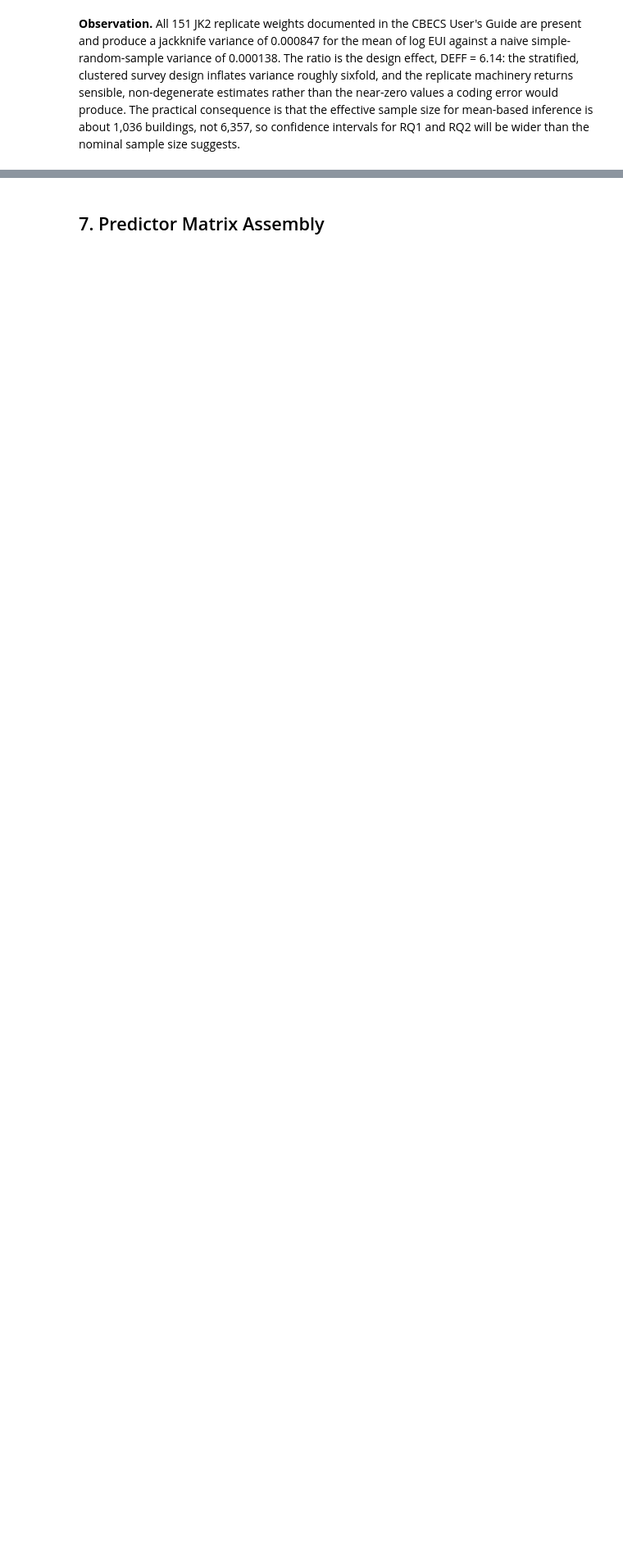
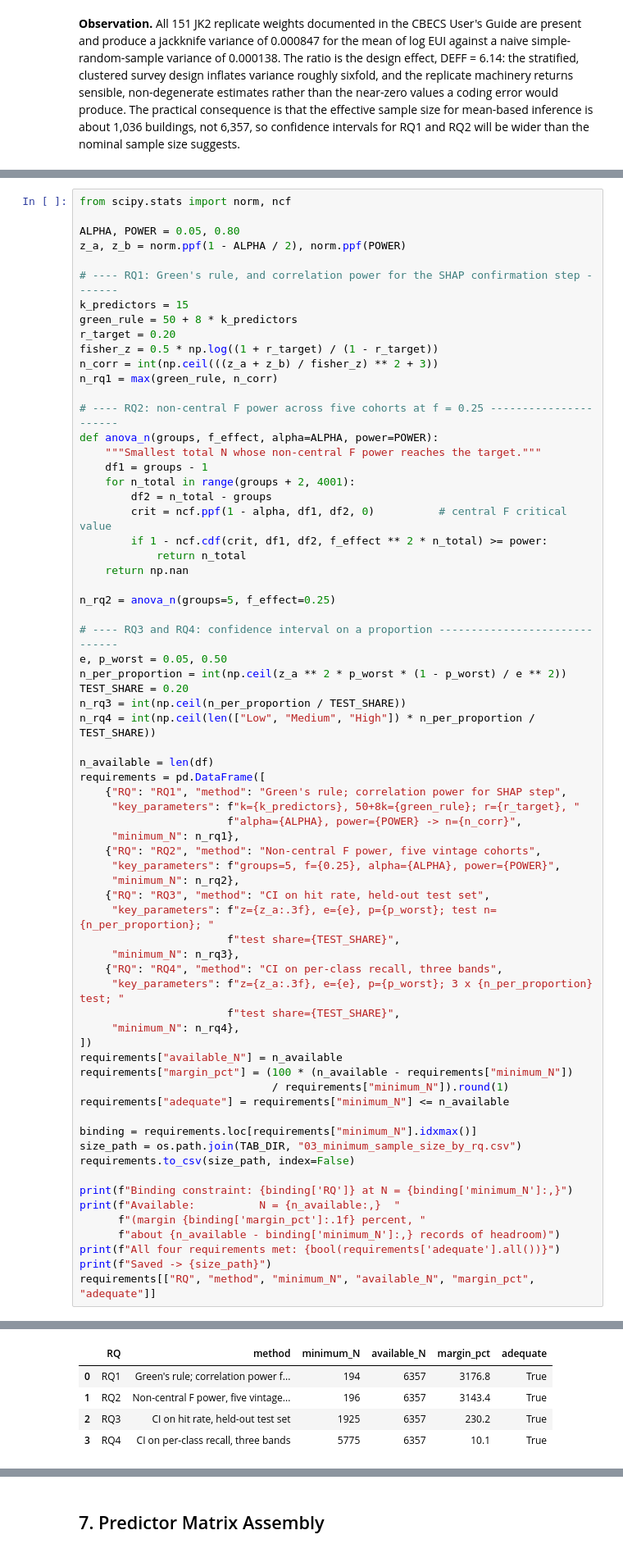
Before and after one commit to Shaman2320/QM640_Capstone_BuildingEnergyPerfromance, a Jupyter notebook: notebooks/cbecs_eda_pipeline.ipynb, the cells around one changed output, grey strips where cells are left out. Shown at 82% size. Saved outputs shown, nothing was run; the diff lists cells and outputs as text; blank space fills up the shorter version.

```diff
--- a/notebooks/cbecs_eda_pipeline.ipynb
+++ b/notebooks/cbecs_eda_pipeline.ipynb
@@ -308,0 +436,69 @@ Effective sample size (n / DEFF):      1,036
+# %%
+from scipy.stats import norm, ncf
+
+ALPHA, POWER = 0.05, 0.80
+z_a, z_b = norm.ppf(1 - ALPHA / 2), norm.ppf(POWER)
+
+# ---- RQ1: Green's rule, and correlation power for the SHAP confirmation step -------
+k_predictors = 15
+green_rule = 50 + 8 * k_predictors
+r_target = 0.20
+fisher_z = 0.5 * np.log((1 + r_target) / (1 - r_target))
+n_corr = int(np.ceil(((z_a + z_b) / fisher_z) ** 2 + 3))
+n_rq1 = max(green_rule, n_corr)
+
+# ---- RQ2: non-central F power across five cohorts at f = 0.25 ----------------------
+def anova_n(groups, f_effect, alpha=ALPHA, power=POWER):
+    """Smallest total N whose non-central F power reaches the target."""
+    df1 = groups - 1
+    for n_total in range(groups + 2, 4001):
+        df2 = n_total - groups
+        crit = ncf.ppf(1 - alpha, df1, df2, 0)          # central F critical value
+        if 1 - ncf.cdf(crit, df1, df2, f_effect ** 2 * n_total) >= power:
+            return n_total
+    return np.nan
+
+n_rq2 = anova_n(groups=5, f_effect=0.25)
+
+# ---- RQ3 and RQ4: confidence interval on a proportion ------------------------------
+e, p_worst = 0.05, 0.50
+n_per_proportion = int(np.ceil(z_a ** 2 * p_worst * (1 - p_worst) / e ** 2))
+TEST_SHARE = 0.20
+n_rq3 = int(np.ceil(n_per_proportion / TEST_SHARE))
+n_rq4 = int(np.ceil(len(["Low", "Medium", "High"]) * n_per_proportion / TEST_SHARE))
+
+n_available = len(df)
+requirements = pd.DataFrame([
+    {"RQ": "RQ1", "method": "Green's rule; correlation power for SHAP step",
+     "key_parameters": f"k={k_predictors}, 50+8k={green_rule}; r={r_target}, "
+                       f"alpha={ALPHA}, power={POWER} -> n={n_corr}",
+     "minimum_N": n_rq1},
+    {"RQ": "RQ2", "method": "Non-central F power, five vintage cohorts",
+     "key_parameters": f"groups=5, f={0.25}, alpha={ALPHA}, power={POWER}",
+     "minimum_N": n_rq2},
+    {"RQ": "RQ3", "method": "CI on hit rate, held-out test set",
+     "key_parameters": f"z={z_a:.3f}, e={e}, p={p_worst}; test n={n_per_proportion}; "
+                       f"test share={TEST_SHARE}",
+     "minimum_N": n_rq3},
+    {"RQ": "RQ4", "method": "CI on per-class recall, three bands",
+     "key_parameters": f"z={z_a:.3f}, e={e}, p={p_worst}; 3 x {n_per_proportion} test; "
+                       f"test share={TEST_SHARE}",
+     "minimum_N": n_rq4},
+])
+requirements["available_N"] = n_available
+requirements["margin_pct"] = (100 * (n_available - requirements["minimum_N"])
+                              / requirements["minimum_N"]).round(1)
+requirements["adequate"] = requirements["minimum_N"] <= n_available
+
+binding = requirements.loc[requirements["minimum_N"].idxmax()]
+size_path = os.path.join(TAB_DIR, "03_minimum_sample_size_by_rq.csv")
+requirements.to_csv(size_path, index=False)
+
+print(f"Binding constraint: {binding['RQ']} at N = {binding['minimum_N']:,}")
+print(f"Available:          N = {n_available:,}  "
+      f"(margin {binding['margin_pct']:.1f} percent, "
+      f"about {n_available - binding['minimum_N']:,} records of headroom)")
+print(f"All four requirements met: {bool(requirements['adequate'].all())}")
+print(f"Saved -> {size_path}")
+requirements[["RQ", "method", "minimum_N", "available_N", "margin_pct", "adequate"]]
+# %% [output]
@@ -308,0 +509,5 @@ Effective sample size (n / DEFF):      1,036
+|  | RQ | method | minimum_N | available_N | margin_pct | adequate |
+| 0 | RQ1 | Green's rule; correlation power f... | 194 | 6357 | 3176.8 | True |
+| 1 | RQ2 | Non-central F power, five vintage... | 196 | 6357 | 3143.4 | True |
+| 2 | RQ3 | CI on hit rate, held-out test set | 1925 | 6357 | 230.2 | True |
+| 3 | RQ4 | CI on per-class recall, three bands | 5775 | 6357 | 10.1 | True |
```
Also changed, not shown: parts of 21 cells of this notebook, 4 other files.
